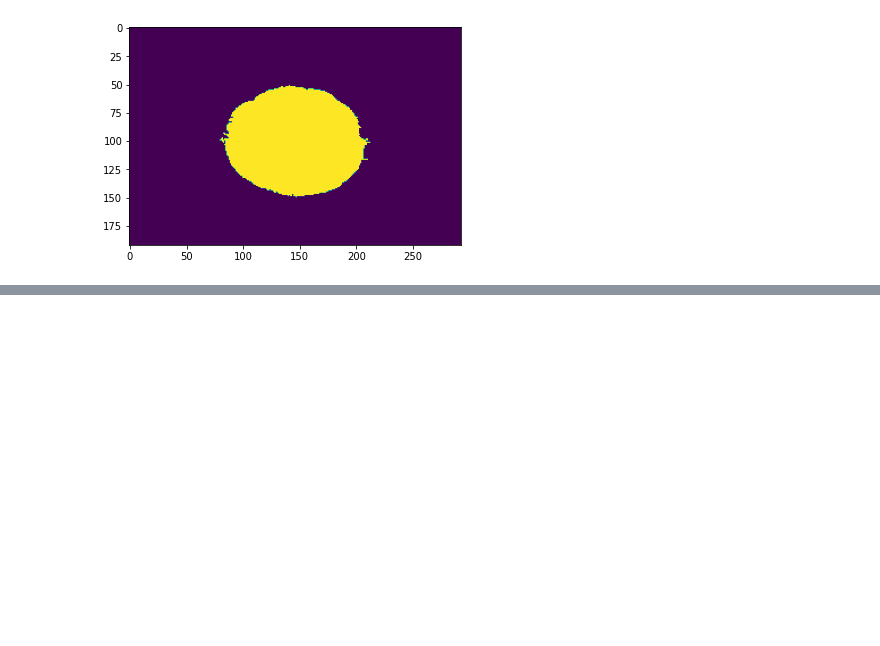
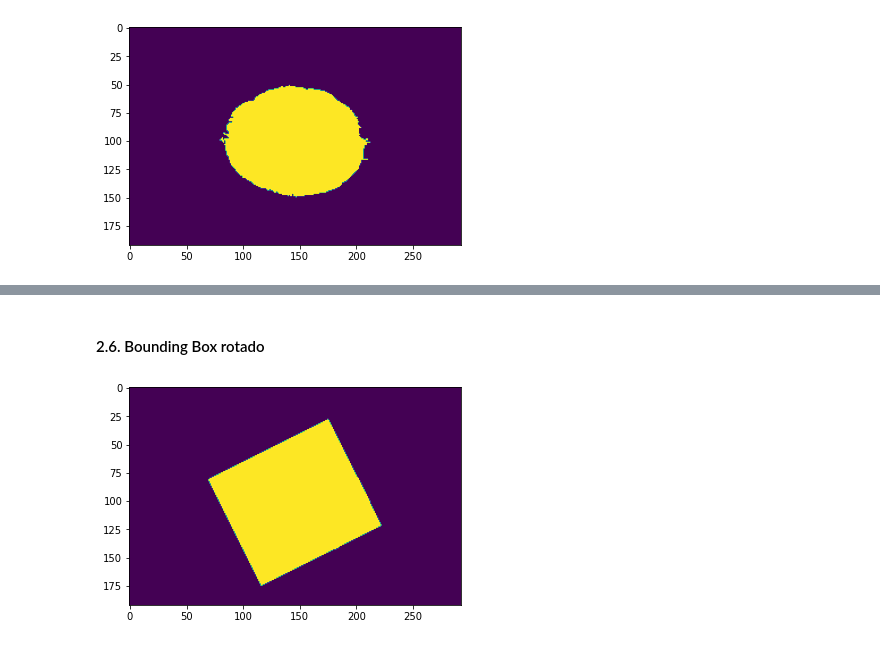
Before and after one commit to ParraCode/Curso-de-Computer-vision-y-Machine-Learning, a Jupyter notebook: apuntes/Modulo2.ipynb, the cells around one changed output, grey strips where cells are left out. Drawn from its saved outputs; the diff is of its cells as text; code cells hidden in the pictures; blank space fills up the shorter version.

```diff
--- a/apuntes/Modulo2.ipynb
+++ b/apuntes/Modulo2.ipynb
@@ -153,0 +183,10 @@ show_img(mascara)
+# %% [markdown]
+#### 2.6. Bounding Box rotado
+# %%
+rectangulo = cv2.minAreaRect(contorno)
+box = np.int0(cv2.boxPoints(rectangulo))
+
+mascara_box = cv2.fillConvexPoly(ar,box,1)
+show_img(mascara_box)
+# %% [output]
+[figure, added]
```
Also changed, not shown: parts of 10 cells of this notebook.
